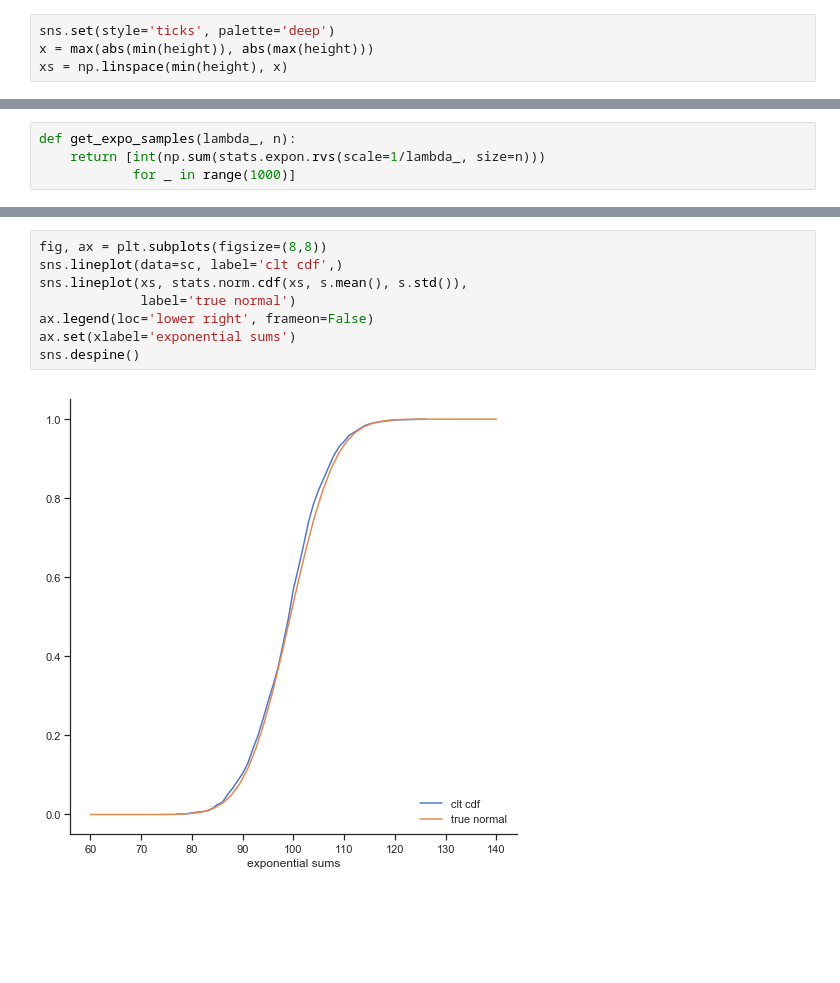
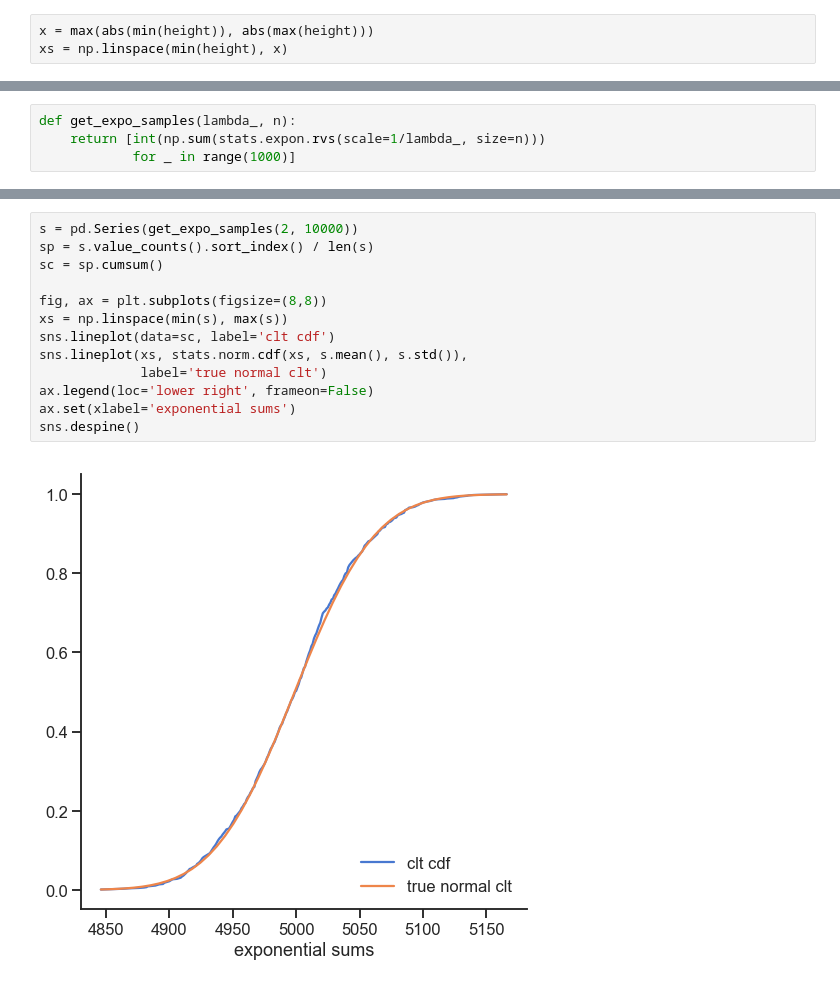
Before and after one commit to DataScienceFoundations/TadStats, a Jupyter notebook: brfss.ipynb, the cells around one changed output, grey strips where cells are left out. Cells and saved outputs as stored; diff of their text form; blank space fills up the shorter version.

```diff
--- a/brfss.ipynb
+++ b/brfss.ipynb
@@ -29,7 +30,6 @@ height = df.HEIGHT3[~df.HEIGHT3.isin([9999,7777,np.NaN])]
 height = height.apply(ftin_to_in)
 height = height.apply(mcm_to_cm)
 # %%
-sns.set(style='ticks', palette='deep')
 x = max(abs(min(height)), abs(max(height)))
 xs = np.linspace(min(height), x)
 # %%
@@ -118,10 +119,15 @@ sns.despine()
 # %%
+s = pd.Series(get_expo_samples(2, 10000))
+sp = s.value_counts().sort_index() / len(s)
+sc = sp.cumsum()
+
 fig, ax = plt.subplots(figsize=(8,8))
-sns.lineplot(data=sc, label='clt cdf',)
+xs = np.linspace(min(s), max(s))
+sns.lineplot(data=sc, label='clt cdf')
 sns.lineplot(xs, stats.norm.cdf(xs, s.mean(), s.std()),
-             label='true normal')
+             label='true normal clt')
 ax.legend(loc='lower right', frameon=False)
 ax.set(xlabel='exponential sums')
 sns.despine()
 # %% [output]
-[figure, old version]
+[figure, new version]
```
Also changed, not shown: parts of 7 cells of this notebook, 3 other files.
